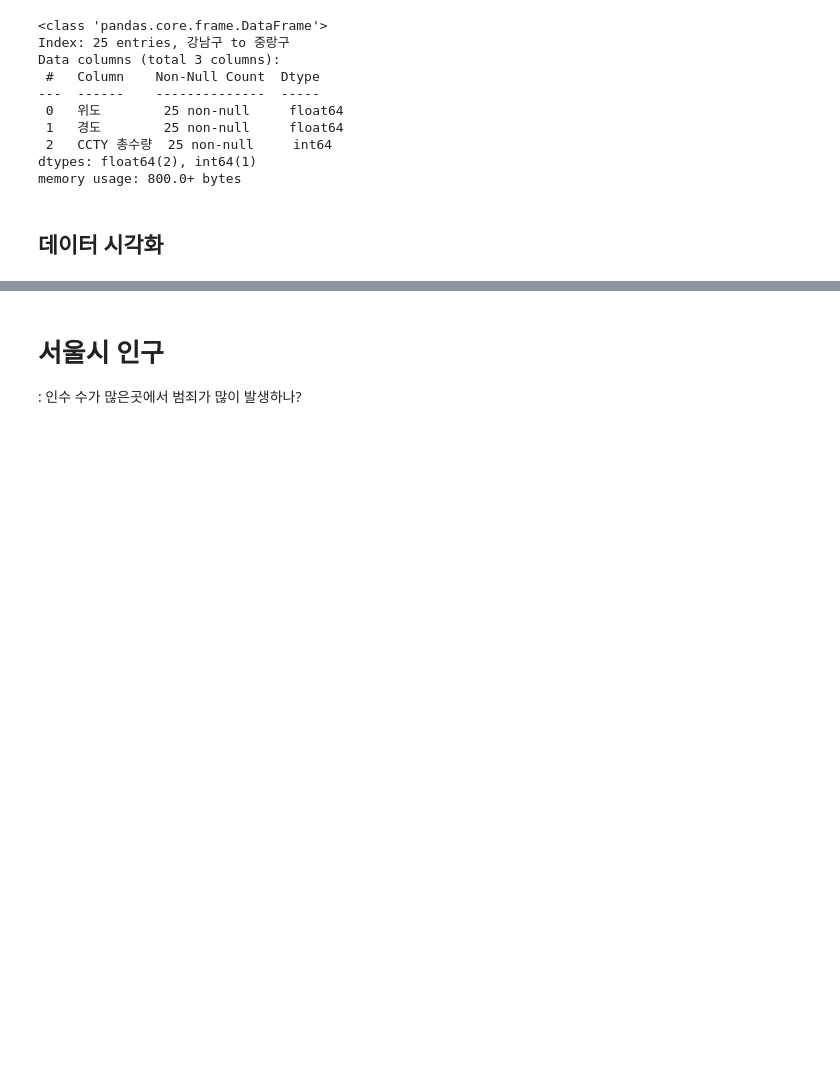
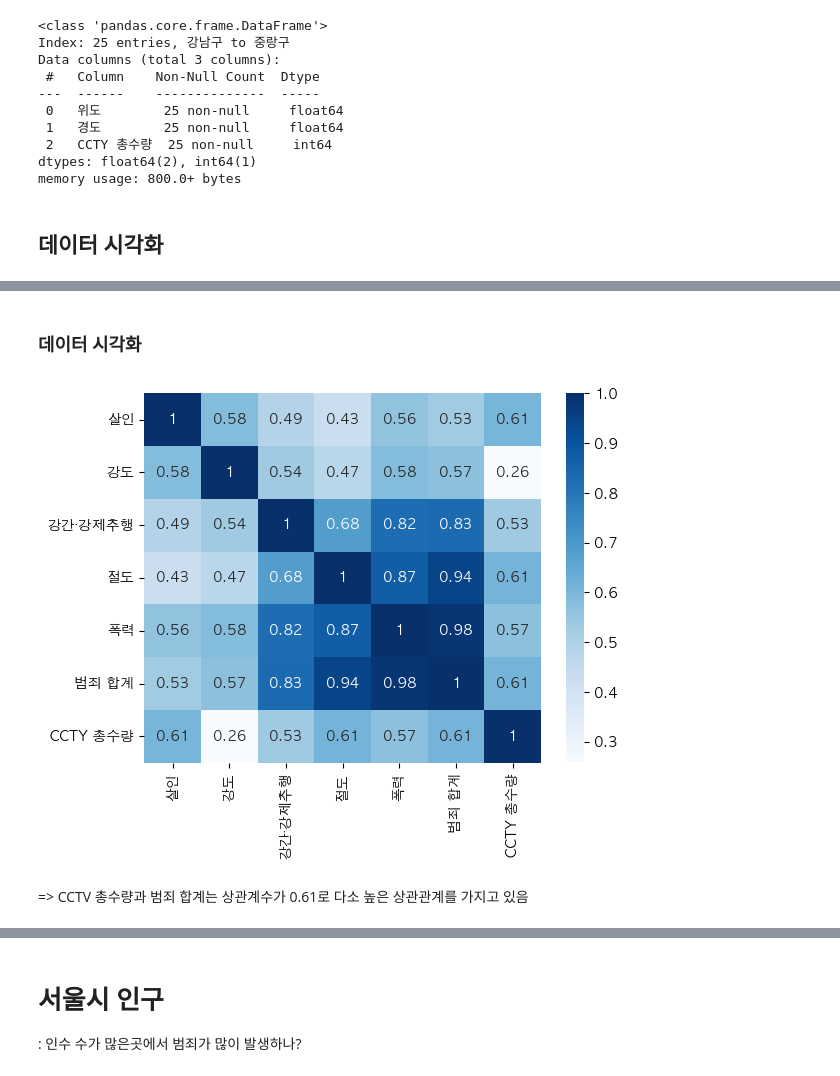
Before and after one commit to yeonddyu/Project, a Jupyter notebook: Mon_Tue_Wed/Mini_Project_Criminal/Mini_Project_Criminal.ipynb, the cells around one changed output, grey strips where cells are left out. Cells and saved outputs as stored; diff of their text form; code cells hidden in the pictures; blank space fills up the shorter version.

```diff
--- a/Mon_Tue_Wed/Mini_Project_Criminal/Mini_Project_Criminal.ipynb
+++ b/Mon_Tue_Wed/Mini_Project_Criminal/Mini_Project_Criminal.ipynb
@@ -663,0 +650,5 @@ memory usage: 800.0+ bytes
+# %%
+# CCTV 수와 범죄 데이터 합치기
+cctv_criminal = pd.merge(seoul_criminal, seoul_cctv_total, on='자치구')
+cctv_criminal = cctv_criminal.sort_values('자치구')
+cctv_criminal
@@ -663,0 +674,8 @@ memory usage: 800.0+ bytes
+# %% [markdown]
+### 데이터 시각화
+# %%
+sns.heatmap(cctv_criminal.corr(), annot=True, cmap='Blues');
+# %% [output]
+[figure, added]
+# %% [markdown]
+=> CCTV 총수량과 범죄 합계는 상관계수가 0.61로 다소 높은 상관관계를 가지고 있음
```
Also changed, not shown: parts of 34 cells of this notebook.
